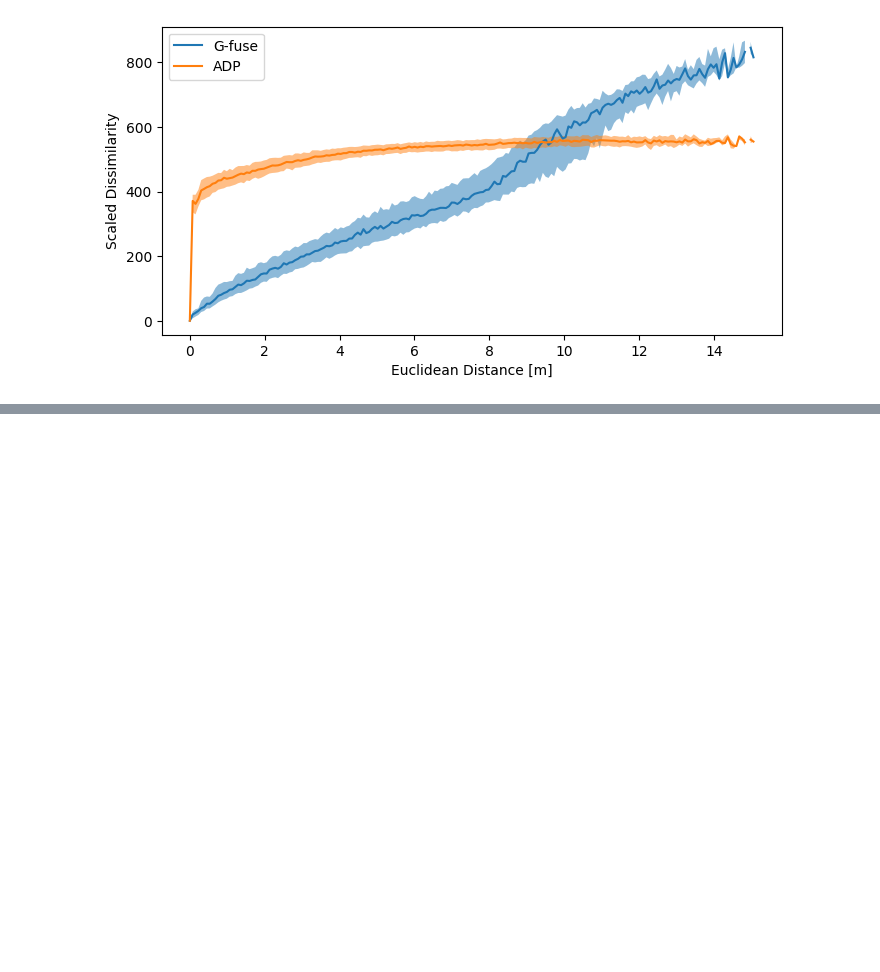
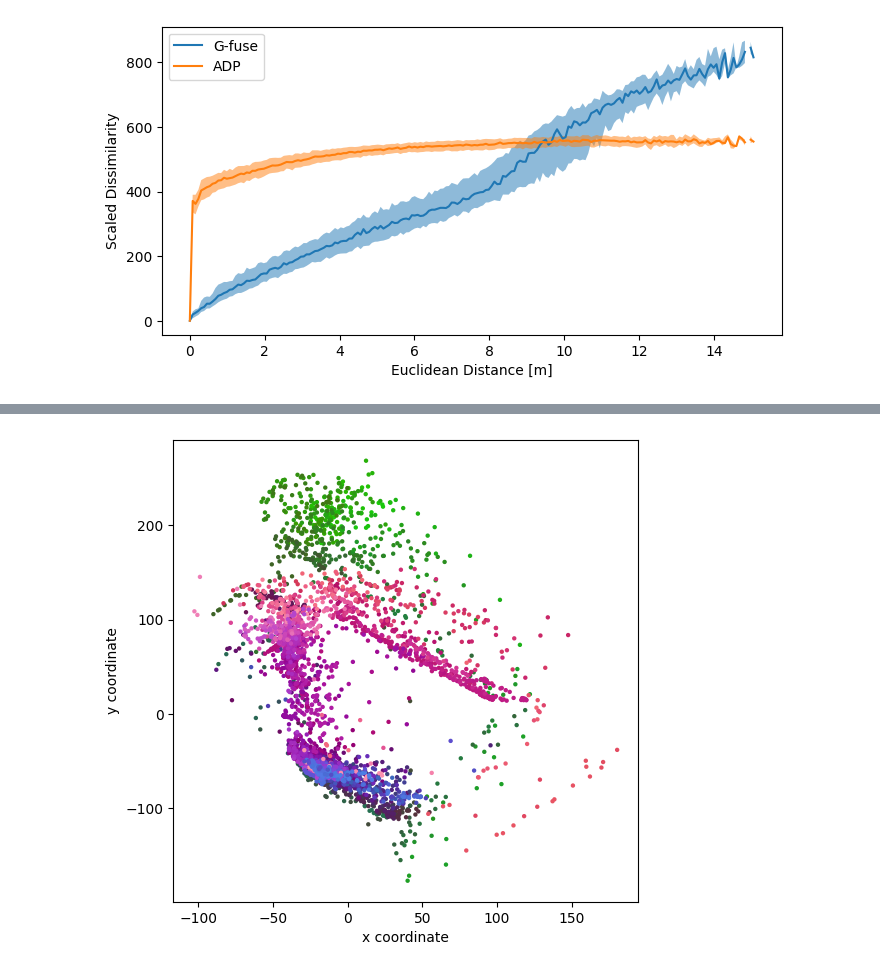
Before and after one commit to yagoliz/mapcharting, a Jupyter notebook: dissimilarity.ipynb, the cells around one changed output, grey strips where cells are left out. Drawn from its saved outputs; the diff is of its cells as text; code cells hidden in the pictures; blank space fills up the shorter version.

```diff
--- a/dissimilarity.ipynb
+++ b/dissimilarity.ipynb
@@ -131,19 +173,16 @@ train_loader = DataLoader(csi_dataset, batch_size=batch_size)
 # %%
-learning_rate = 1e-4
-epochs = 100
-
-model = ChannelCharter()
-optimizer = torch.optim.Adam(model.parameters(), lr=learning_rate)
-
+model.train()
 for i in range(epochs):
     running_loss = 0
     for csi_a, csi_b, dissimilarity in train_loader:
         optimizer.zero_grad()
 
-        oa = model(csi_a)
-        ob = model(csi_b)
+        oa = model(csi_a) # (batch, 4)
+        ob = model(csi_b) # (batch, 4)
 
-        loss = siamese_loss(oa, ob, dissimilarity)
+        y_pred = torch.cat([oa, ob], dim=1) # (batch, 4)
+
+        loss = siamese_loss(dissimilarity, y_pred, 0.1)
         loss.backward()
 
         running_loss += loss.item()
@@ -156,0 +212,9 @@ RuntimeError: mat1 and mat2 shapes cannot be multiplied (1703936x2 and 2000x1024
+# %%
+csi_t = torch.from_numpy(csi)
+
+with torch.no_grad():
+    model.eval()
+    channel_pos = model(csi_t)
+    plot_colorized(channel_pos, positions)
+# %% [output]
+[figure, added]
```
Also changed, not shown: parts of 7 cells of this notebook, 2 other files.
